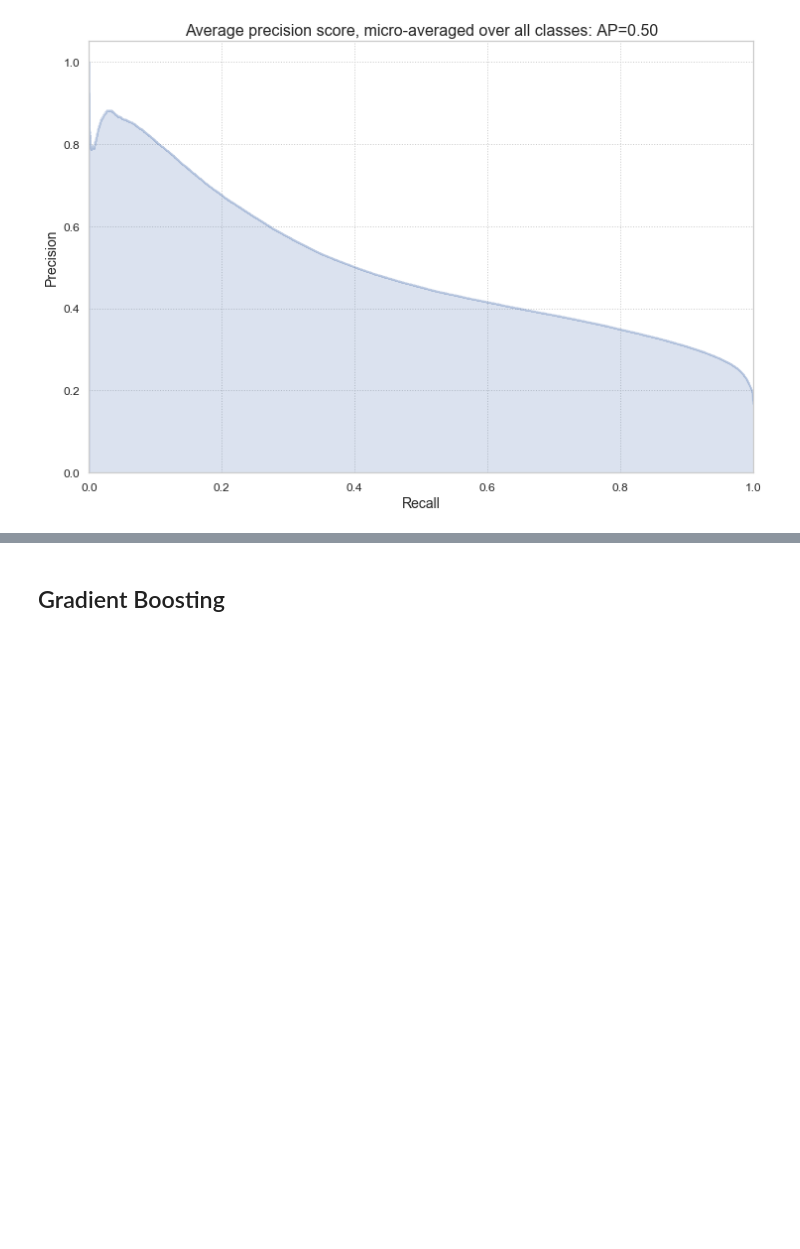
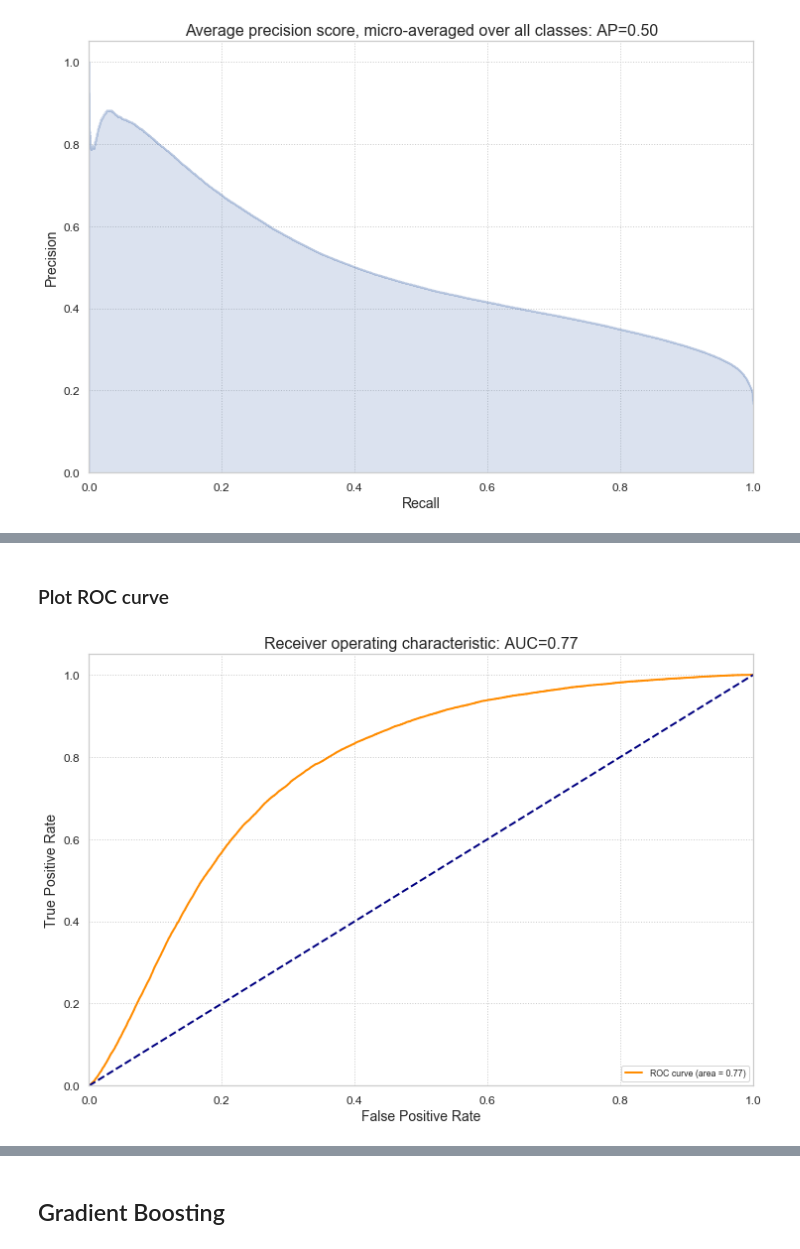
Before and after one commit to soo-pecialist/SB_DSC, a Jupyter notebook: 00_Capstone 1/05_ML/Machine_Learning.ipynb, the cells around one changed output, grey strips where cells are left out. Cells and saved outputs as stored; diff of their text form; code cells hidden in the pictures; blank space fills up the shorter version.

```diff
--- a/00_Capstone 1/05_ML/Machine_Learning.ipynb
+++ b/00_Capstone 1/05_ML/Machine_Learning.ipynb
@@ -385,0 +515,7 @@ plt.title(
+# %% [markdown]
+### Plot ROC  curve
+# %%
+## Visualize ROC curve
+plot_ROC_curve(Y_test, y_lr_score)
+# %% [output]
+[figure, added]
```
Also changed, not shown: parts of 45 cells of this notebook.
